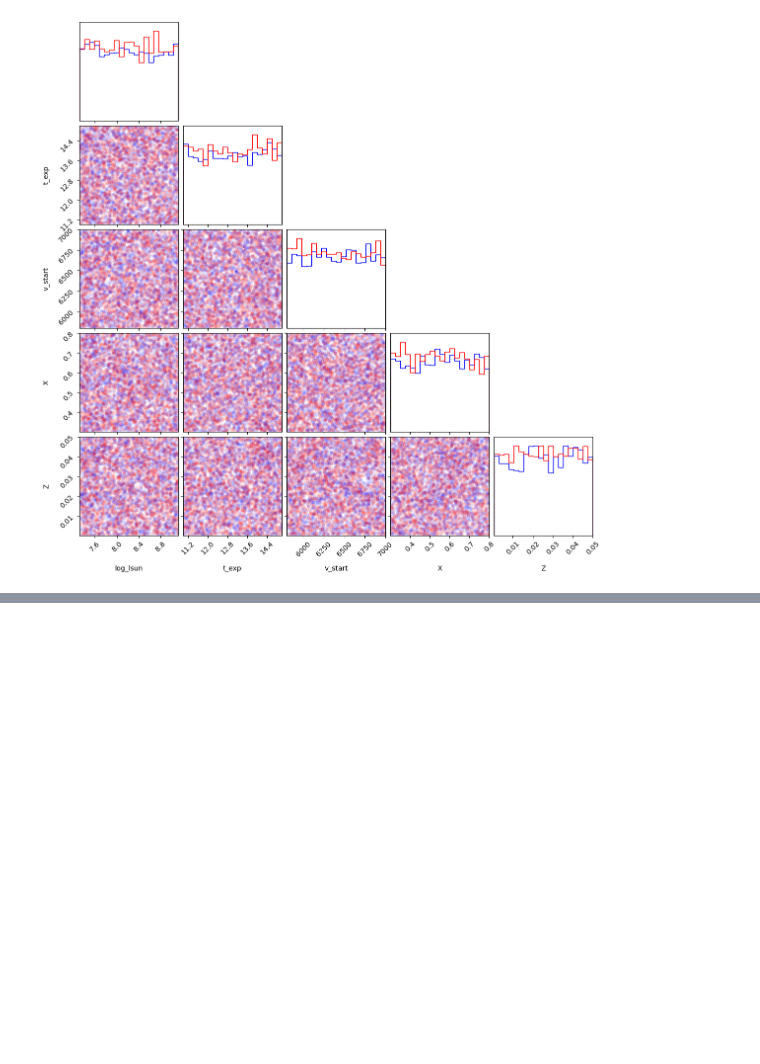
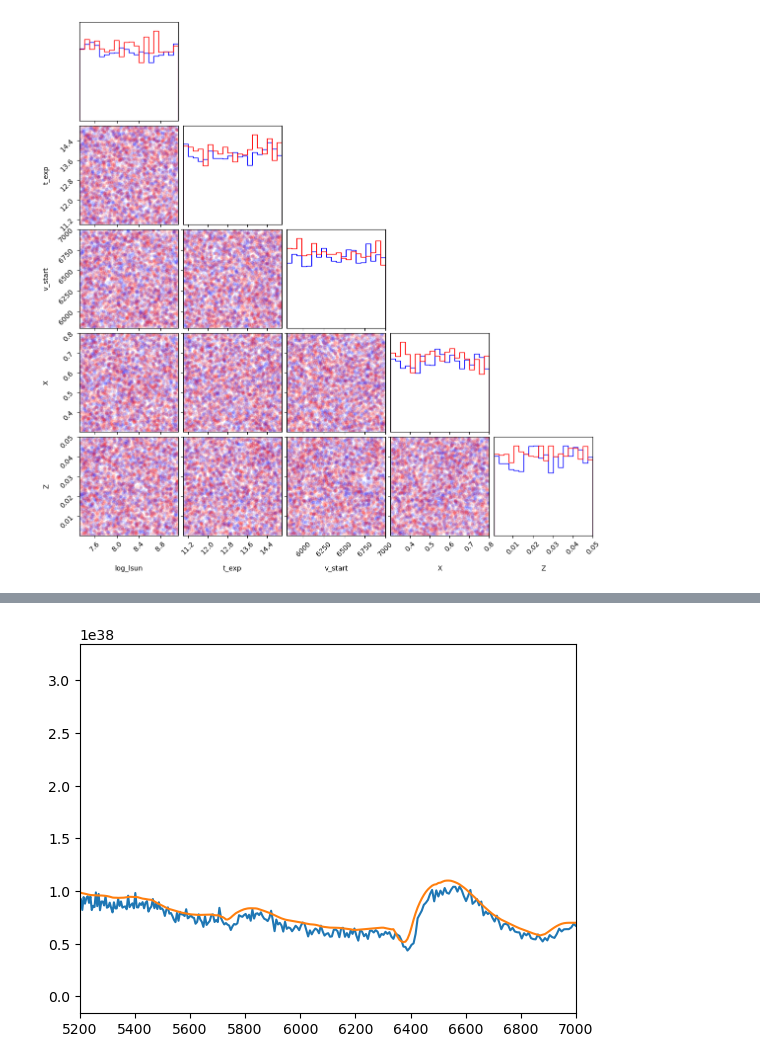
Before and after one commit to MichaelLukaszyk/iip-emulator, a Jupyter notebook: interpolator/coverage_check.ipynb, the cells around one changed output, grey strips where cells are left out. Drawn from its saved outputs; the diff is of its cells as text; code cells hidden in the pictures; blank space fills up the shorter version.

```diff
--- a/interpolator/coverage_check.ipynb
+++ b/interpolator/coverage_check.ipynb
@@ -89,0 +88,12 @@ FileNotFoundError: [WinError 2] The system cannot find the file specified: 'C:/U
+# %%
+import matplotlib.pyplot as plt
+import pandas as pd
+
+df = pd.read_csv('C:/Users/mikel/Desktop/5000_runs_3/70_virtual_sed.csv')
+plt.plot(df['wavelength'], df['L_density'])
+df = pd.read_csv('C:/Users/mikel/Desktop/5000_runs_3/70_integrated_sed.csv')
+plt.plot(df['wavelength'], df['L_density'])
+plt.xlim(5200, 7000)
+plt.show()
+# %% [output]
+[figure, added]
```
Also changed, not shown: parts of 1 cell of this notebook, 1 other file.
